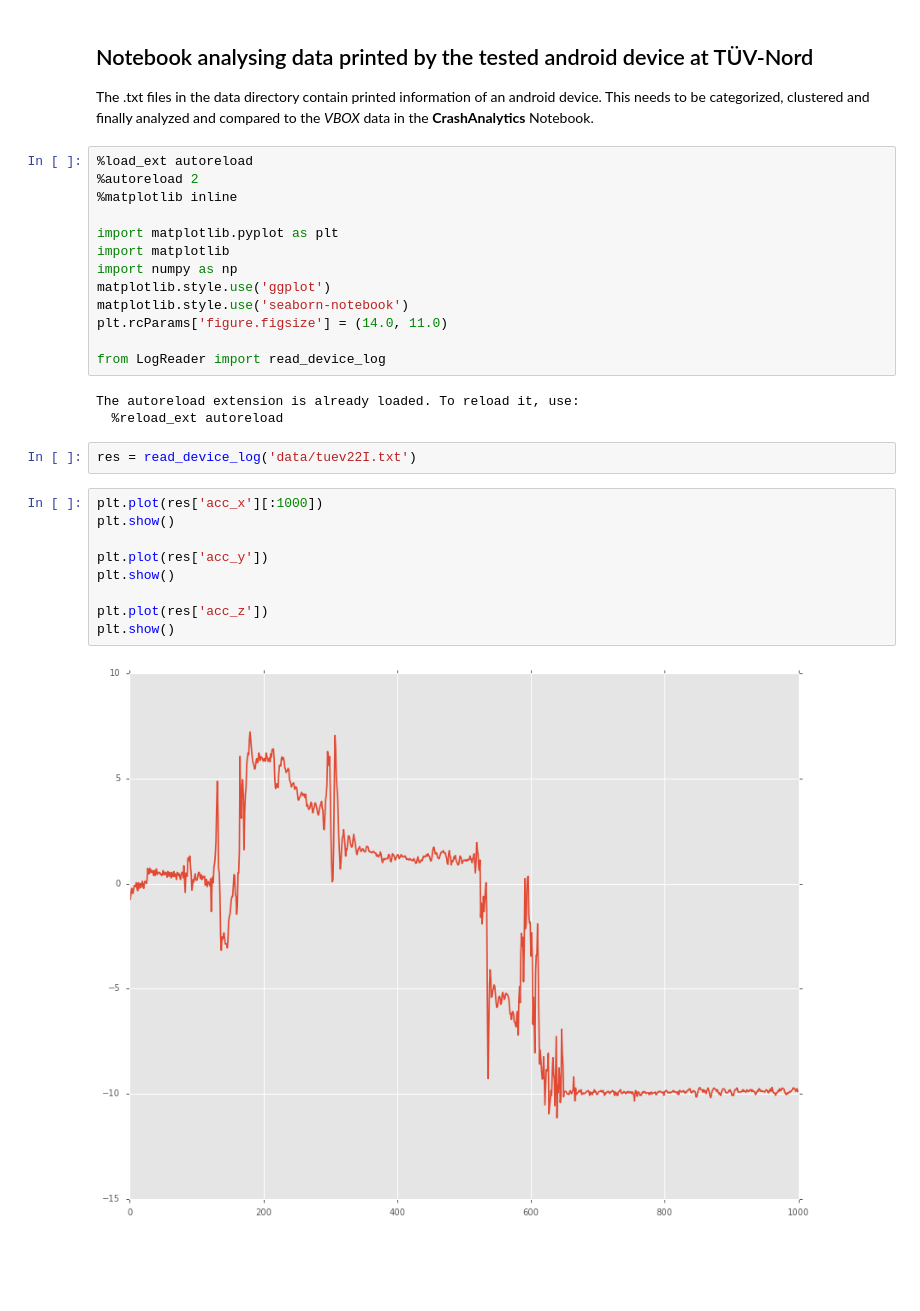
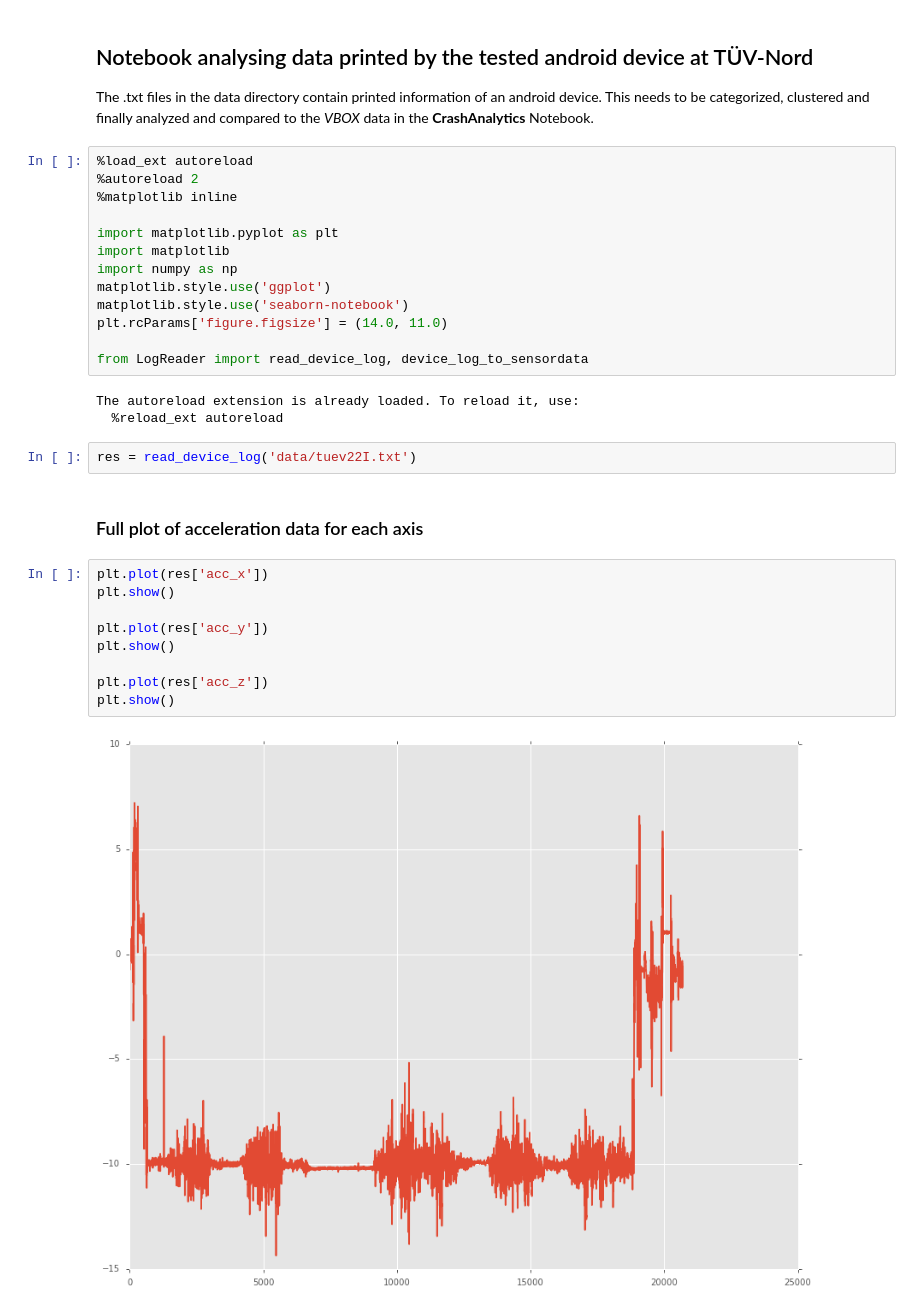
Before and after one commit to AlexImmer/TuevAnalysis, a Jupyter notebook: OutputAnalytics.ipynb, the cells around one changed output. Saved outputs shown, nothing was run; the diff lists cells and outputs as text; blank space fills up the shorter version.

Commit message:
Visualize phone logs

```diff
--- a/OutputAnalytics.ipynb
+++ b/OutputAnalytics.ipynb
@@ -13,22 +13,24 @@ matplotlib.style.use('ggplot')
 matplotlib.style.use('seaborn-notebook')
 plt.rcParams['figure.figsize'] = (14.0, 11.0)
 
-from LogReader import read_device_log
+from LogReader import read_device_log, device_log_to_sensordata
 # %% [output]
 The autoreload extension is already loaded. To reload it, use:
   %reload_ext autoreload
 # %%
 res = read_device_log('data/tuev22I.txt')
+# %% [markdown]
+### Full plot of acceleration data for each axis
 # %%
-plt.plot(res['acc_x'][:1000])
+plt.plot(res['acc_x'])
 plt.show()
 
 plt.plot(res['acc_y'])
 plt.show()
 
 plt.plot(res['acc_z'])
 plt.show()
 # %% [output]
-[figure, old version]
+[figure, new version]
 [figure]
 [figure]
```
Also changed, not shown: parts of 4 cells of this notebook.
